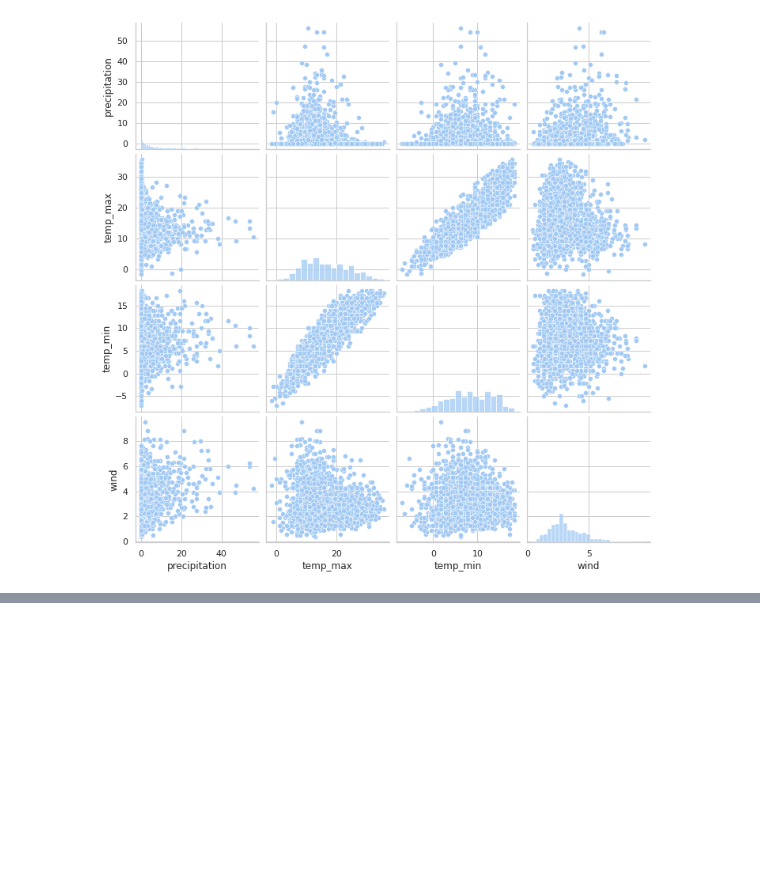
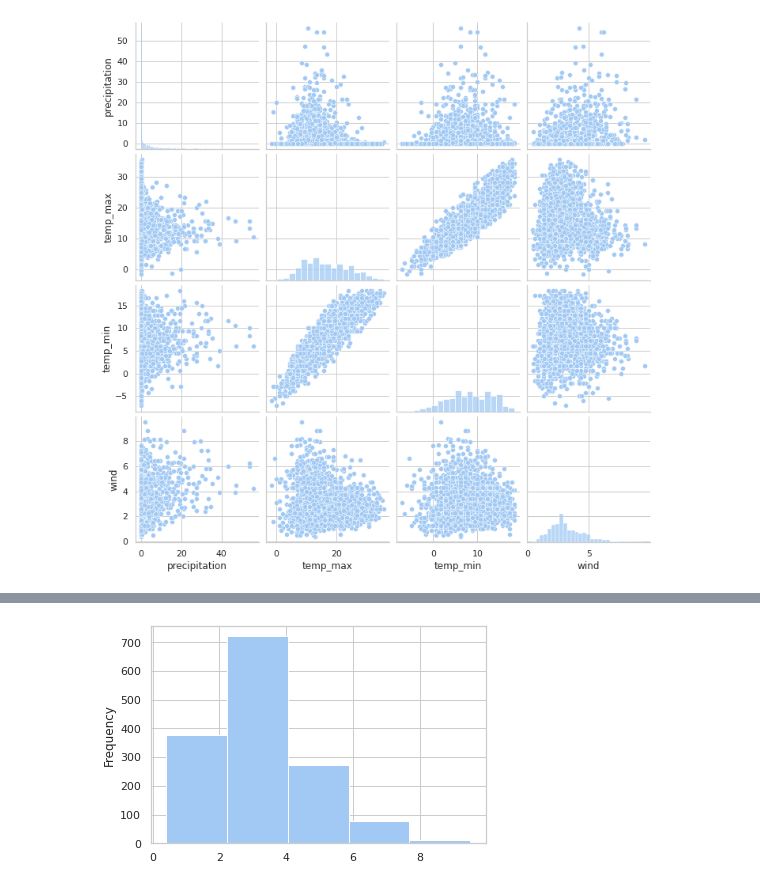
Before and after one commit to laclauc/dataviz-JDS, a Jupyter notebook: dataViz_part1.ipynb, the cells around one changed output, grey strips where cells are left out. Drawn from its saved outputs; the diff is of its cells as text; code cells hidden in the pictures; blank space fills up the shorter version.

```diff
--- a/DataViz.ipynb
+++ b/dataViz_part1.ipynb
@@ -449,0 +345,7 @@ fig.show()
+# %%
+# Start with a simple histogram
+plt.figure()
+seattle_weather['wind'].plot.hist(bins=5)
+plt.show()
+# %% [output]
+[figure, added]
```
Also changed, not shown: parts of 24 cells of this notebook, 1 other file.
